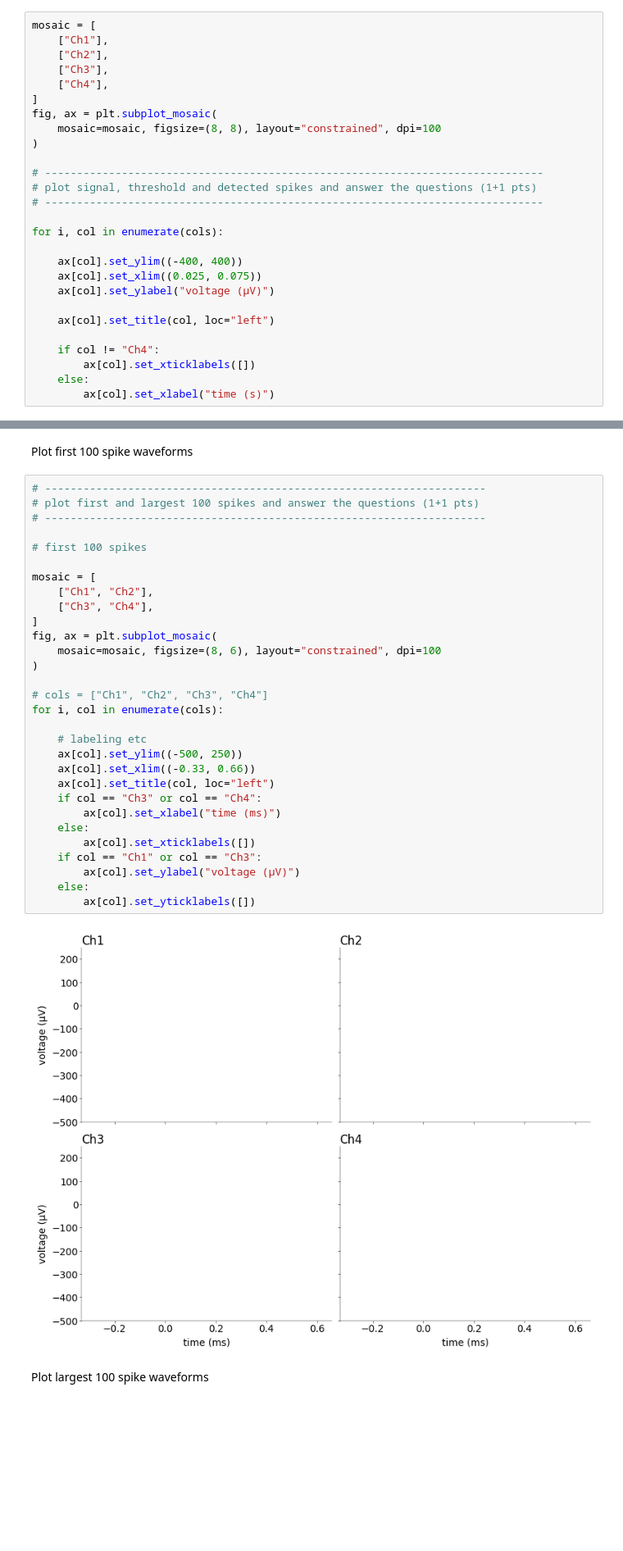
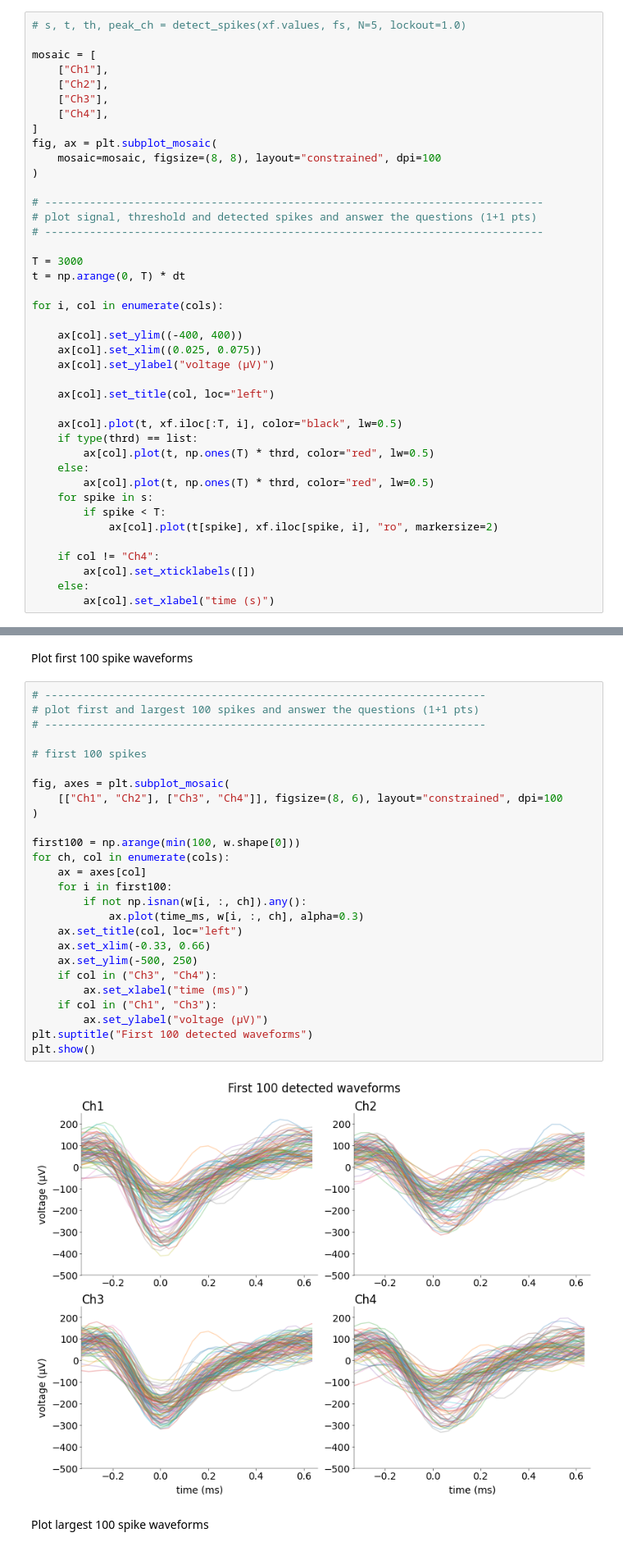
Before and after one commit to JuliusGrote/NDS_2025, a Jupyter notebook: notebooks/CodingLab1.ipynb, the cells around one changed output, grey strips where cells are left out. Shown at 82% size. Cells and saved outputs as stored; diff of their text form; blank space fills up the shorter version.

```diff
--- a/notebooks/CodingLab1.ipynb
+++ b/notebooks/CodingLab1.ipynb
@@ -297,4 +315,6 @@ def detect_spikes(
 # %%
+# s, t, th, peak_ch = detect_spikes(xf.values, fs, N=5, lockout=1.0)
+
 mosaic = [
     ["Ch1"],
     ["Ch2"],
@@ -309,6 +329,9 @@ fig, ax = plt.subplot_mosaic(
 # plot signal, threshold and detected spikes and answer the questions (1+1 pts)
 # ------------------------------------------------------------------------------
 
+T = 3000
+t = np.arange(0, T) * dt
+
 for i, col in enumerate(cols):
 
     ax[col].set_ylim((-400, 400))
@@ -317,6 +340,15 @@ for i, col in enumerate(cols):
 
     ax[col].set_title(col, loc="left")
 
+    ax[col].plot(t, xf.iloc[:T, i], color="black", lw=0.5)
+    if type(thrd) == list:
+        ax[col].plot(t, np.ones(T) * thrd, color="red", lw=0.5)
+    else:
+        ax[col].plot(t, np.ones(T) * thrd, color="red", lw=0.5)
+    for spike in s:
+        if spike < T:
+            ax[col].plot(t[spike], xf.iloc[spike, i], "ro", markersize=2)
+
     if col != "Ch4":
         ax[col].set_xticklabels([])
     else:
@@ -383,35 +444,31 @@ Plot first 100 spike waveforms
 # %%
 # ---------------------------------------------------------------------
 # plot first and largest 100 spikes and answer the questions (1+1 pts)
 # ---------------------------------------------------------------------
 
 # first 100 spikes
 
-mosaic = [
-    ["Ch1", "Ch2"],
-    ["Ch3", "Ch4"],
-]
-fig, ax = plt.subplot_mosaic(
-    mosaic=mosaic, figsize=(8, 6), layout="constrained", dpi=100
+fig, axes = plt.subplot_mosaic(
+    [["Ch1", "Ch2"], ["Ch3", "Ch4"]], figsize=(8, 6), layout="constrained", dpi=100
 )
 
-# cols = ["Ch1", "Ch2", "Ch3", "Ch4"]
-for i, col in enumerate(cols):
-
-    # labeling etc
-    ax[col].set_ylim((-500, 250))
-    ax[col].set_xlim((-0.33, 0.66))
-    ax[col].set_title(col, loc="left")
-    if col == "Ch3" or col == "Ch4":
-        ax[col].set_xlabel("time (ms)")
-    else:
-        ax[col].set_xticklabels([])
-    if col == "Ch1" or col == "Ch3":
-        ax[col].set_ylabel("voltage (μV)")
-    else:
-        ax[col].set_yticklabels([])
+first100 = np.arange(min(100, w.shape[0]))
+for ch, col in enumerate(cols):
+    ax = axes[col]
+    for i in first100:
+        if not np.isnan(w[i, :, ch]).any():
+            ax.plot(time_ms, w[i, :, ch], alpha=0.3)
+    ax.set_title(col, loc="left")
+    ax.set_xlim(-0.33, 0.66)
+    ax.set_ylim(-500, 250)
+    if col in ("Ch3", "Ch4"):
+        ax.set_xlabel("time (ms)")
+    if col in ("Ch1", "Ch3"):
+        ax.set_ylabel("voltage (μV)")
+plt.suptitle("First 100 detected waveforms")
+plt.show()
 # %% [output]
-[figure, old version]
+[figure, new version]
 # %% [markdown]
 Plot largest 100 spike waveforms
 # %%
```
Also changed, not shown: parts of 22 cells of this notebook.
